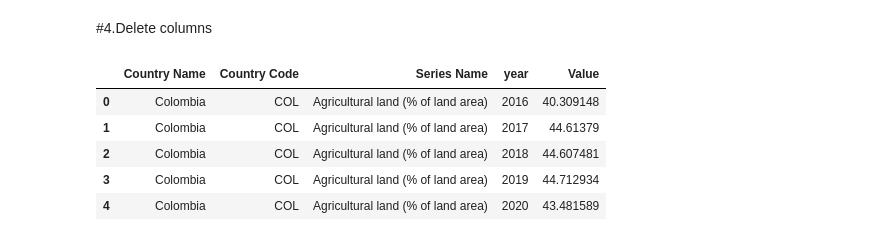
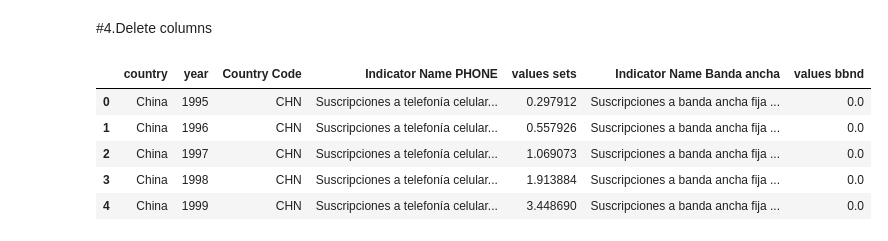
Before and after one commit to lupuentes33/DATA_23, a Jupyter notebook: internet_(EXAM2).ipynb, the cells around one changed output. Drawn from its saved outputs; the diff is of its cells as text; code cells hidden in the pictures.

```diff
--- a/internet_(EXAM2).ipynb
+++ b/internet_(EXAM2).ipynb
@@ -9,7 +22,7 @@ import numpy as np
 import pandas as pd
 import plotly.express as px
 # %%
-p = "/content/DATOS DE DATA (1).xlsx"
+p = "/content/excel final 2 variables.xls"
 d = pd.read_excel(p)
 d.info()
 # %% [output]
@@ -50,8 +65,2 @@ d.tail()
 # %% [markdown]
 #**3.cleaning**
-# %%
-# change names
-
-d.rename(columns = {"Time" : "year"}, inplace = True)
-
-d.head()
@@ -64,0 +67,15 @@ d.head()
+# %%
+# change names
+
+d.rename(columns = {"TIME " : "year"}, inplace = True)
+
+d.rename(columns = {"Country Name" : "country"}, inplace = True)
+
+d.rename(columns = {"values SETS" : "values sets"}, inplace = True)
+
+
+d.rename(columns = {"values BBND" : "values bbnd"}, inplace = True)
+
+
+
+d.head()
@@ -66,16 +90,16 @@ d.head()
 #4.Delete columns
 # %%
 # two columns that do not add information and do not affect the database will be removed from the database
-d = d.drop(columns = ["Time Code" , "Series Code"])
+d = d.drop(columns = ["Indicator Code", "Indicator Code.1"])
 
 d.head()
 # %% [output]
-|  | Country Name | Country Code | Series Name | year | Value |
-| 0 | Colombia | COL | Agricultural land (% of land area) | 2016 | 40.309148 |
-| 1 | Colombia | COL | Agricultural land (% of land area) | 2017 | 44.61379 |
-| 2 | Colombia | COL | Agricultural land (% of land area) | 2018 | 44.607481 |
-| 3 | Colombia | COL | Agricultural land (% of land area) | 2019 | 44.712934 |
-| 4 | Colombia | COL | Agricultural land (% of land area) | 2020 | 43.481589 |
+|  | country | year | Country Code | Indicator Name PHONE | values sets | Indicator Name Banda ancha | values bbnd |
+| 0 | China | 1995 | CHN | Suscripciones a telefonía celular... | 0.297912 | Suscripciones a banda ancha fija ... | 0.0 |
+| 1 | China | 1996 | CHN | Suscripciones a telefonía celular... | 0.557926 | Suscripciones a banda ancha fija ... | 0.0 |
+| 2 | China | 1997 | CHN | Suscripciones a telefonía celular... | 1.069073 | Suscripciones a banda ancha fija ... | 0.0 |
+| 3 | China | 1998 | CHN | Suscripciones a telefonía celular... | 1.913884 | Suscripciones a banda ancha fija ... | 0.0 |
+| 4 | China | 1999 | CHN | Suscripciones a telefonía celular... | 3.448690 | Suscripciones a banda ancha fija ... | 0.0 |
 # %%
 # (optional) duplicate the dataframe
 dd = d
```
Also changed, not shown: parts of 18 cells of this notebook.
